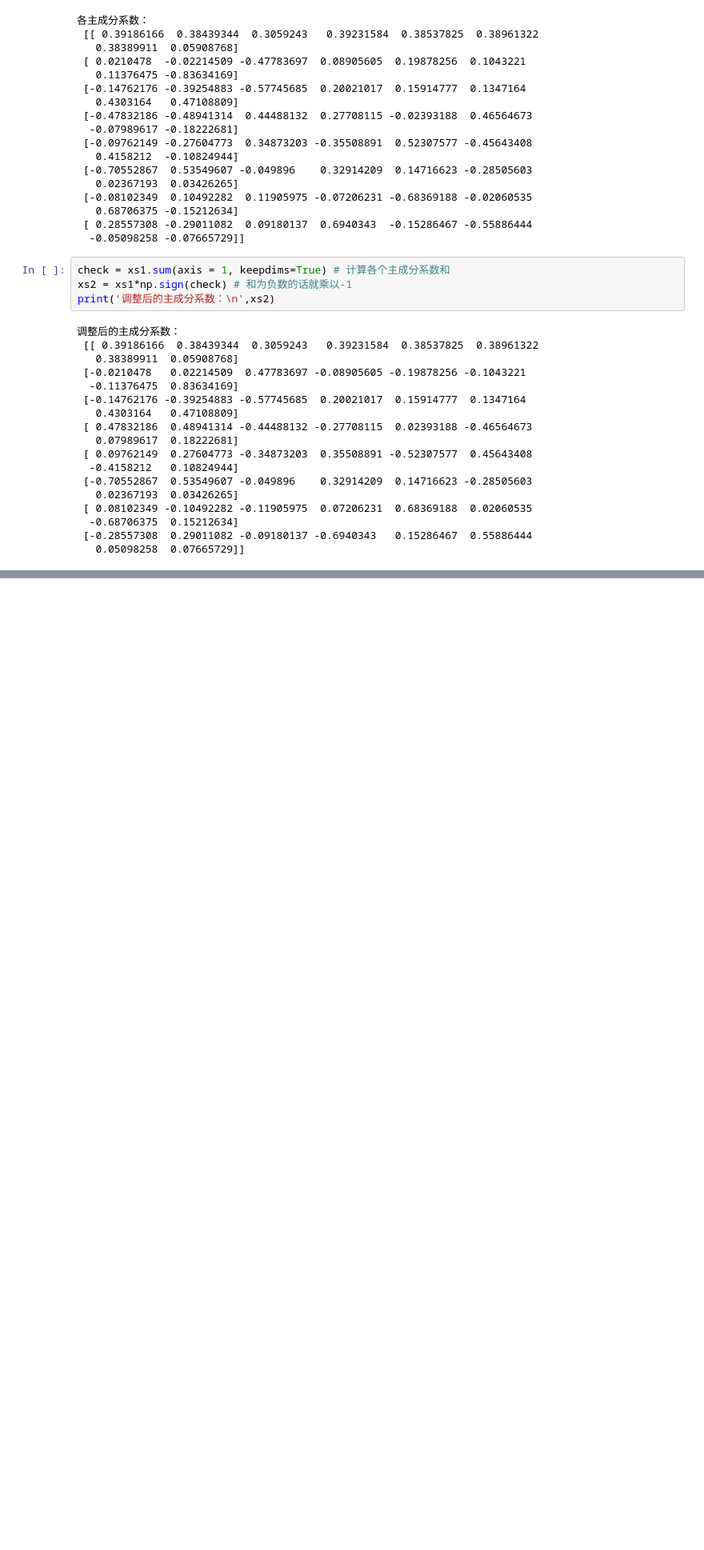
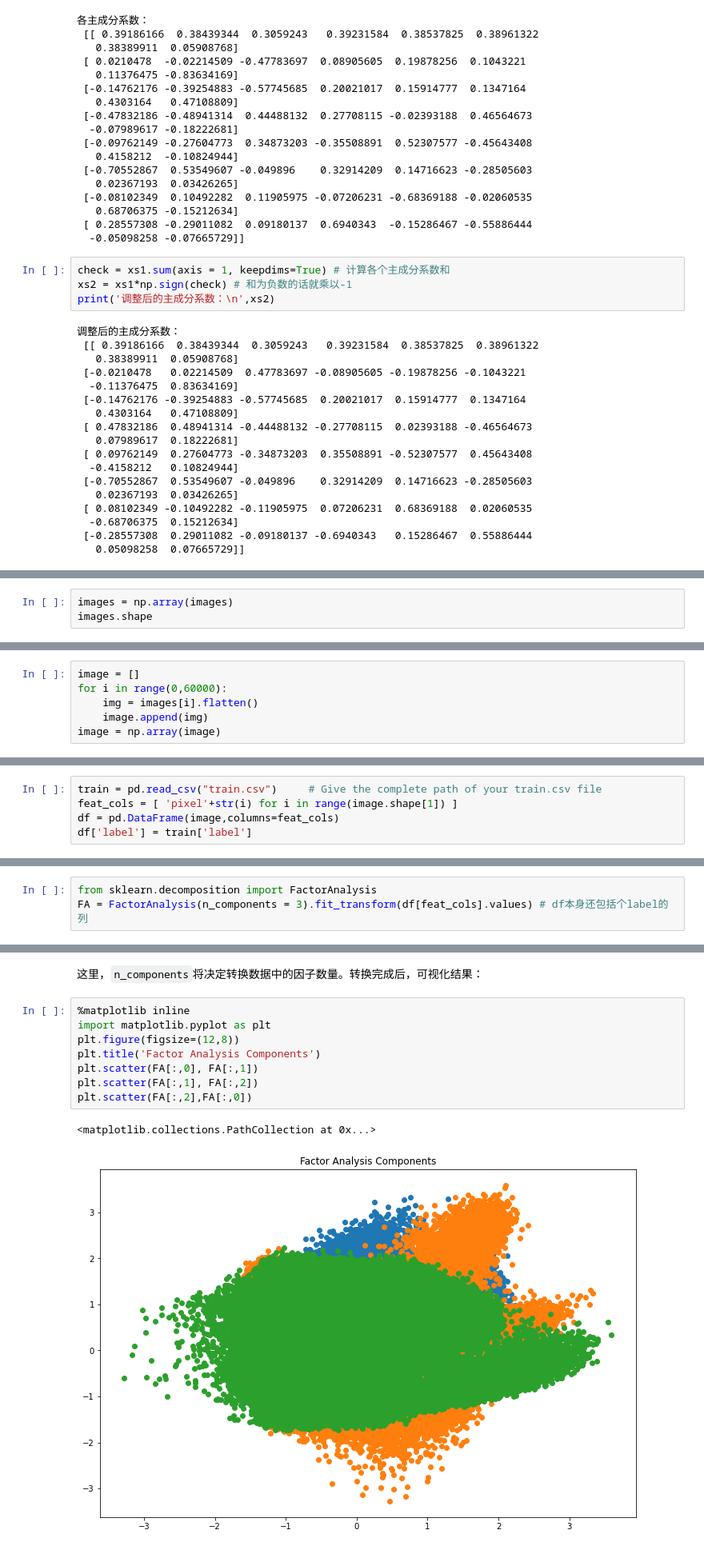
Before and after one commit to XuRui314/MathematicalModeling, a Jupyter notebook: Multivariate_Analysis.ipynb, the cells around one changed output, grey strips where cells are left out. Shown at 80% size. Drawn from its saved outputs; the diff is of its cells as text; blank space fills up the shorter version.

```diff
--- a/Multivariate_Analysis.ipynb
+++ b/Multivariate_Analysis.ipynb
@@ -146,0 +549,3 @@ print('调整后的主成分系数：\n',xs2)
+# %%
+images = np.array(images)
+images.shape
@@ -146,0 +556,6 @@ print('调整后的主成分系数：\n',xs2)
+# %%
+image = []
+for i in range(0,60000):
+    img = images[i].flatten()
+    image.append(img)
+image = np.array(image)
@@ -146,0 +564,5 @@ print('调整后的主成分系数：\n',xs2)
+# %%
+train = pd.read_csv("train.csv")     # Give the complete path of your train.csv file
+feat_cols = [ 'pixel'+str(i) for i in range(image.shape[1]) ]
+df = pd.DataFrame(image,columns=feat_cols)
+df['label'] = train['label']
@@ -146,0 +587,3 @@ print('调整后的主成分系数：\n',xs2)
+# %%
+from sklearn.decomposition import FactorAnalysis
+FA = FactorAnalysis(n_components = 3).fit_transform(df[feat_cols].values) # df本身还包括个label的列
@@ -146,0 +594,13 @@ print('调整后的主成分系数：\n',xs2)
+# %% [markdown]
+这里，`n_components`将决定转换数据中的因子数量。转换完成后，可视化结果：
+# %%
+%matplotlib inline
+import matplotlib.pyplot as plt
+plt.figure(figsize=(12,8))
+plt.title('Factor Analysis Components')
+plt.scatter(FA[:,0], FA[:,1])
+plt.scatter(FA[:,1], FA[:,2])
+plt.scatter(FA[:,2],FA[:,0])
+# %% [output]
+<matplotlib.collections.PathCollection at 0x...>
+[figure, added]
```
Also changed, not shown: parts of 75 cells of this notebook.
